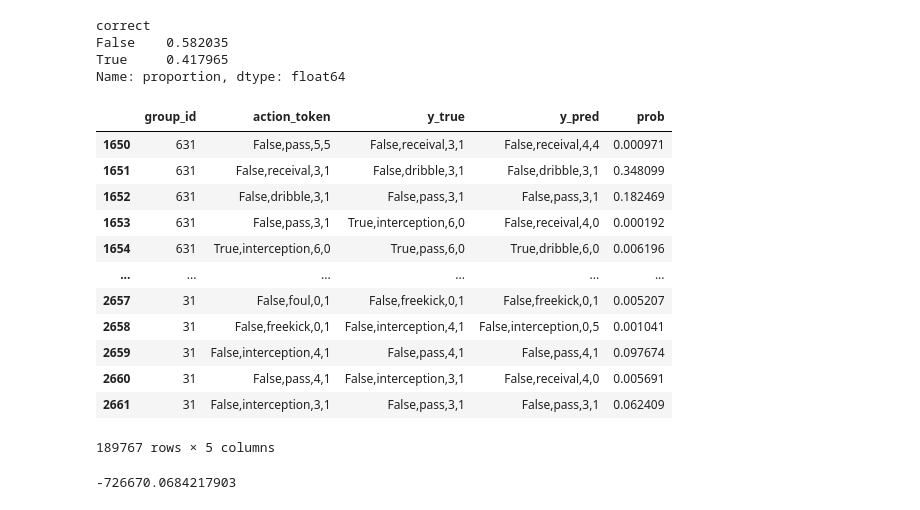
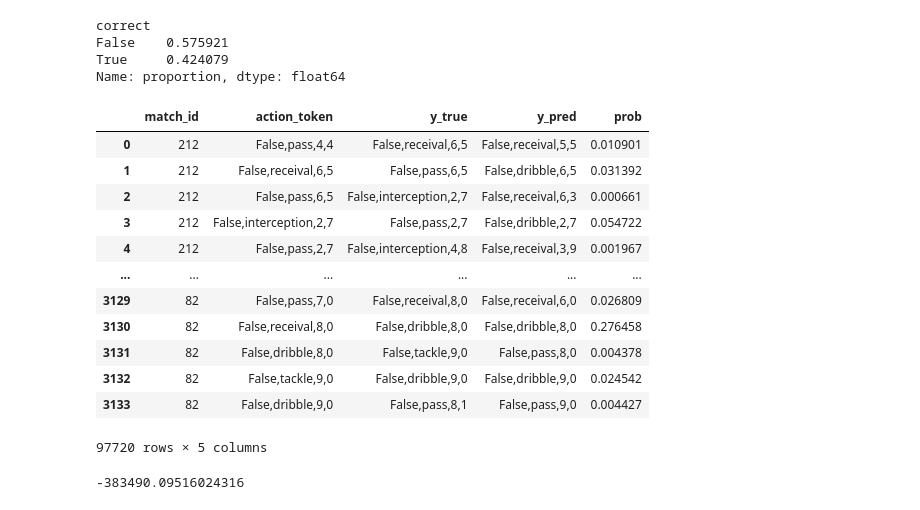
Before and after one commit to danielhocevar/Foundation-Model-for-Soccer, a Jupyter notebook: markov_model.ipynb, the cells around one changed output. Cells and saved outputs as stored; diff of their text form; code cells hidden in the pictures.

```diff
--- a/markov_model.ipynb
+++ b/markov_model.ipynb
@@ -32,10 +13,10 @@ df = (
     .pipe(get_action_type_names, action_types)
     .pipe(get_action_tokens)
     .assign(
-        group_id = lambda d: d.groupby(['game_id', 'period_id']).ngroup(),
+        match_id = lambda d: d.groupby(['game_id']).ngroup(),
         action_token = lambda d: pd.Categorical(d.action_token)
     )
-    [['group_id', 'action_token']]
+    [['match_id', 'action_token']]
 )
 
 vocab = df['action_token'].cat.categories
@@ -89,7 +73,7 @@ def pred(tok):
 
 test_accuracy = (
     df
-    .query("~group_id.isin(@train_groups)")
+    .query("match_id.isin(@test_groups)")
     .assign(
         y_true = lambda d: d.action_token.shift(-1),
         y_pred = lambda d: d.action_token.apply(pred)
@@ -101,40 +85,40 @@ test_accuracy = (
 test_accuracy
 # %% [output]
 correct
-False    0.582035
-True     0.417965
+False    0.575921
+True     0.424079
 Name: proportion, dtype: float64
 # %%
 def prob(tok1, tok2):
     return probs[tok1][tok2]
 
 probs = (
     df
-    .query("~group_id.isin(@train_groups)")
+    .query("match_id.isin(@test_groups)")
     .assign(
         y_true = lambda d: d.action_token.shift(-1),
         y_pred = lambda d: d.action_token.apply(pred)
     )
     .dropna()
     .assign(prob = lambda d: d.apply(lambda x: prob(x.action_token, x.y_true), axis=1))
 )
 
 probs
 # %% [output]
-|  | group_id | action_token | y_true | y_pred | prob |
-| 1650 | 631 | False,pass,5,5 | False,receival,3,1 | False,receival,4,4 | 0.000971 |
-| 1651 | 631 | False,receival,3,1 | False,dribble,3,1 | False,dribble,3,1 | 0.348099 |
-| 1652 | 631 | False,dribble,3,1 | False,pass,3,1 | False,pass,3,1 | 0.182469 |
-| 1653 | 631 | False,pass,3,1 | True,interception,6,0 | False,receival,4,0 | 0.000192 |
-| 1654 | 631 | True,interception,6,0 | True,pass,6,0 | True,dribble,6,0 | 0.006196 |
+|  | match_id | action_token | y_true | y_pred | prob |
+| 0 | 212 | False,pass,4,4 | False,receival,6,5 | False,receival,5,5 | 0.010901 |
+| 1 | 212 | False,receival,6,5 | False,pass,6,5 | False,dribble,6,5 | 0.031392 |
+| 2 | 212 | False,pass,6,5 | False,interception,2,7 | False,receival,6,3 | 0.000661 |
+| 3 | 212 | False,interception,2,7 | False,pass,2,7 | False,dribble,2,7 | 0.054722 |
+| 4 | 212 | False,pass,2,7 | False,interception,4,8 | False,receival,3,9 | 0.001967 |
 | ... | ... | ... | ... | ... | ... |
-| 2657 | 31 | False,foul,0,1 | False,freekick,0,1 | False,freekick,0,1 | 0.005207 |
-| 2658 | 31 | False,freekick,0,1 | False,interception,4,1 | False,interception,0,5 | 0.001041 |
-| 2659 | 31 | False,interception,4,1 | False,pass,4,1 | False,pass,4,1 | 0.097674 |
-| 2660 | 31 | False,pass,4,1 | False,interception,3,1 | False,receival,4,0 | 0.005691 |
-| 2661 | 31 | False,interception,3,1 | False,pass,3,1 | False,pass,3,1 | 0.062409 |
+| 3129 | 82 | False,pass,7,0 | False,receival,8,0 | False,receival,6,0 | 0.026809 |
+| 3130 | 82 | False,receival,8,0 | False,dribble,8,0 | False,dribble,8,0 | 0.276458 |
+| 3131 | 82 | False,dribble,8,0 | False,tackle,9,0 | False,pass,8,0 | 0.004378 |
+| 3132 | 82 | False,tackle,9,0 | False,dribble,9,0 | False,dribble,9,0 | 0.024542 |
+| 3133 | 82 | False,dribble,9,0 | False,pass,8,1 | False,pass,9,0 | 0.004427 |
-189767 rows × 5 columns
+97720 rows × 5 columns
 # %%
 np.log(probs['prob']).sum()
 # %% [output]
--726670.0684217903
+-383490.09516024316
```
Also changed, not shown: parts of 4 cells of this notebook, 4 other files.
